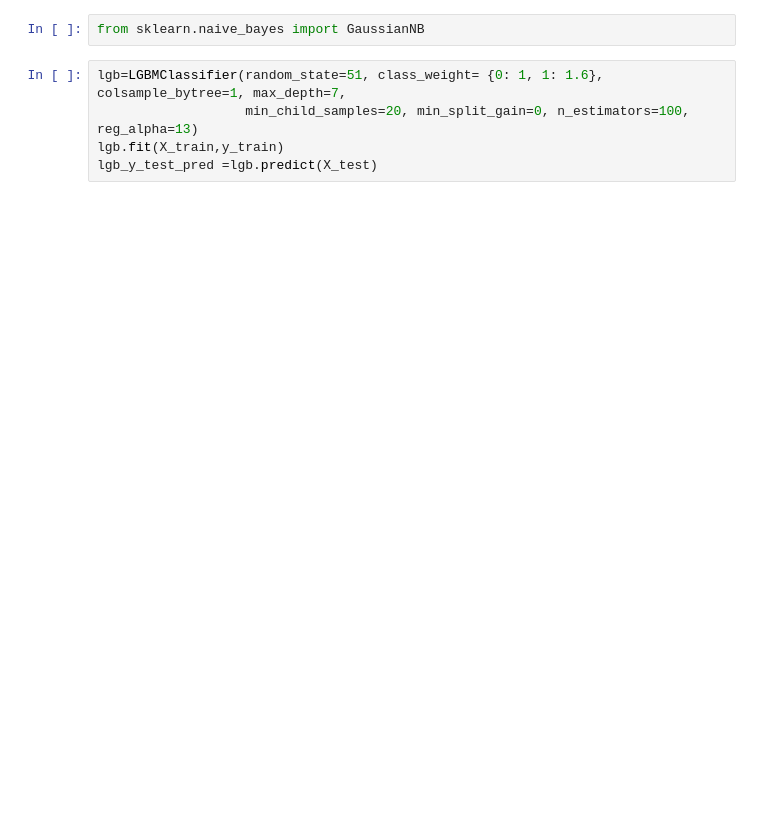
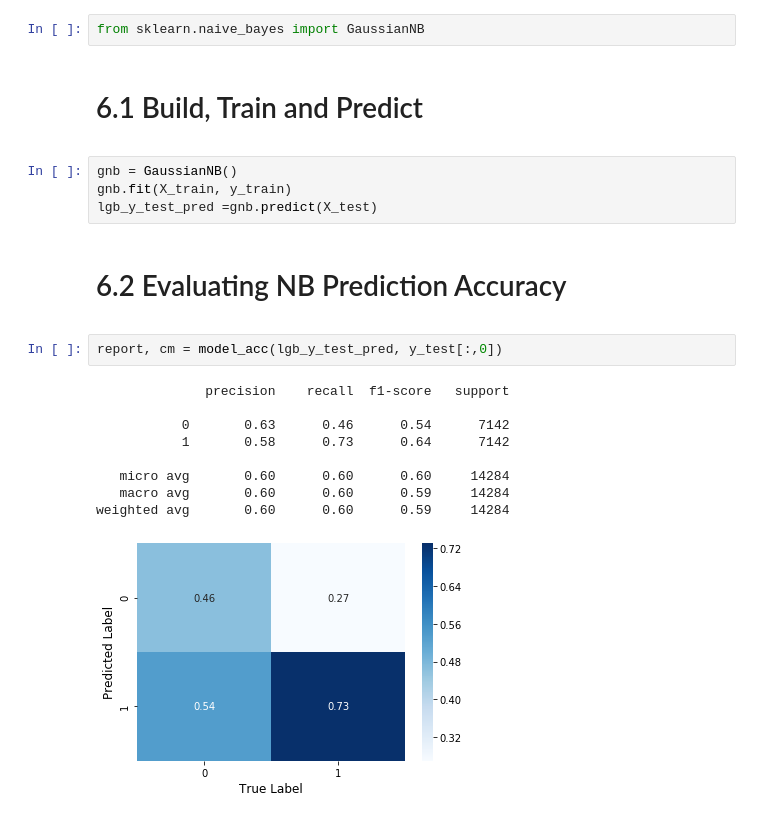
Before and after one commit to DavidVillero/ML_Exercise, a Jupyter notebook: LOAN_DEFAULT_MODELS.ipynb, the cells around one changed output. Cells and saved outputs as stored; diff of their text form; blank space fills up the shorter version.

```diff
--- a/LOAN_DEFAULT_MODELS.ipynb
+++ b/LOAN_DEFAULT_MODELS.ipynb
@@ -380,7 +407,24 @@ plot_feat_imp(lgb.feature_importances_, top_ranked_features)
 # %%
 from sklearn.naive_bayes import GaussianNB
-# %%
-lgb=LGBMClassifier(random_state=51, class_weight= {0: 1, 1: 1.6}, colsample_bytree=1, max_depth=7,
-                   min_child_samples=20, min_split_gain=0, n_estimators=100, reg_alpha=13)
-lgb.fit(X_train,y_train)
-lgb_y_test_pred =lgb.predict(X_test)
+# %% [markdown]
+# 6.1 Build, Train and Predict
+<a id="6.1"> </a>
+# %%
+gnb = GaussianNB()
+gnb.fit(X_train, y_train)
+lgb_y_test_pred =gnb.predict(X_test)
+# %% [markdown]
+# 6.2 Evaluating NB Prediction Accuracy
+<a id="6.2"> </a>
+# %%
+report, cm = model_acc(lgb_y_test_pred, y_test[:,0])
+# %% [output]
+              precision    recall  f1-score   support
+
+           0       0.63      0.46      0.54      7142
+           1       0.58      0.73      0.64      7142
+
+   micro avg       0.60      0.60      0.60     14284
+   macro avg       0.60      0.60      0.59     14284
+weighted avg       0.60      0.60      0.59     14284
+[figure, added]
```
Also changed, not shown: parts of 27 cells of this notebook, 2 other files.
